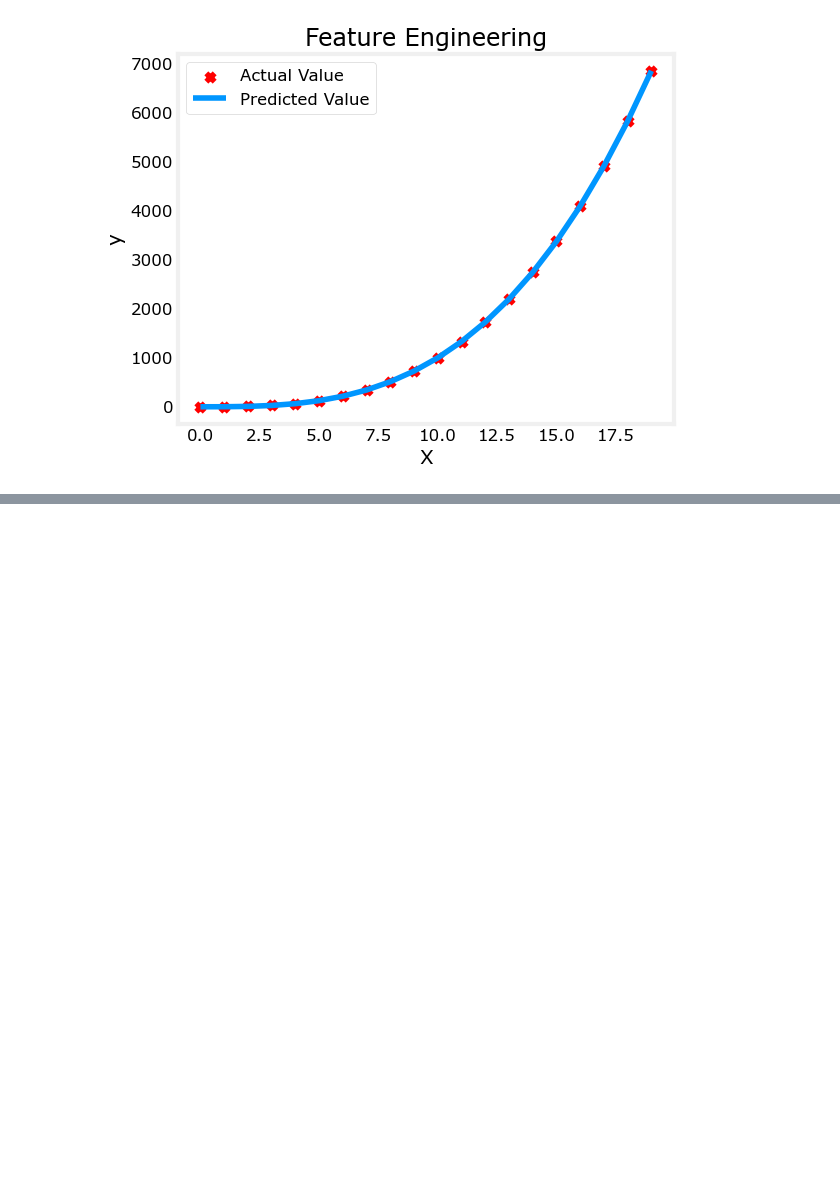
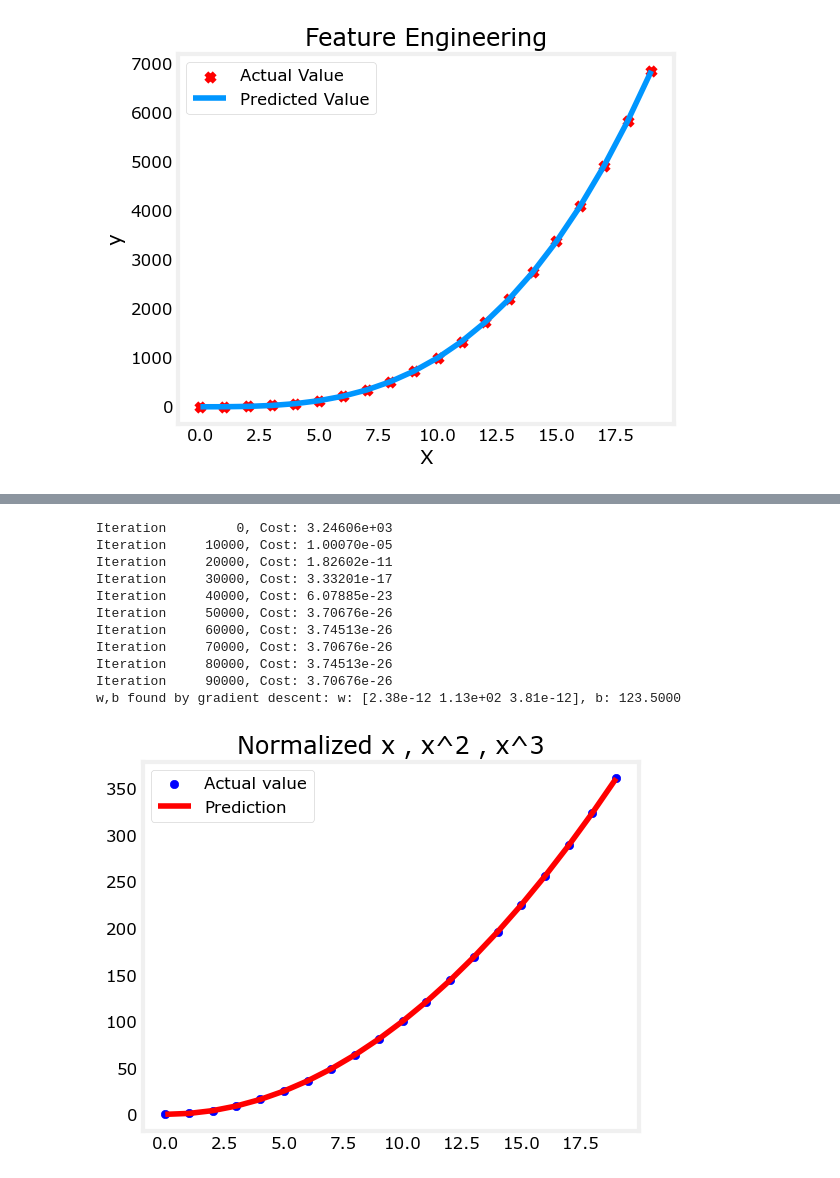
Before and after one commit to Sreesanth-e/ML, a Jupyter notebook: ML_Andrew_Week2_Lab4.ipynb, the cells around one changed output, grey strips where cells are left out. Saved outputs shown, nothing was run; the diff lists cells and outputs as text; code cells hidden in the pictures; blank space fills up the shorter version.

```diff
--- a/ML_Andrew_Week2_Lab4.ipynb
+++ b/ML_Andrew_Week2_Lab4.ipynb
@@ -55,0 +105,21 @@ w,b found by gradient descent: w: [1.], b: 0.0003
+# %%
+
+model_w , model_b =run_gradient_descent_feng(X,y, iterations= 100000, alpha= 5e-1)
+plt.scatter(x,y , c = 'b' , label = "Actual value")
+plt.title("Normalized x , x^2 , x^3")
+plt.plot(x,X@model_w + model_b , c= 'r', label = "Prediction")
+plt.legend()
+plt.show()
+# %% [output]
+Iteration         0, Cost: 3.24606e+03
+Iteration     10000, Cost: 1.00070e-05
+Iteration     20000, Cost: 1.82602e-11
+Iteration     30000, Cost: 3.33201e-17
+Iteration     40000, Cost: 6.07885e-23
+Iteration     50000, Cost: 3.70676e-26
+Iteration     60000, Cost: 3.74513e-26
+Iteration     70000, Cost: 3.70676e-26
+Iteration     80000, Cost: 3.74513e-26
+Iteration     90000, Cost: 3.70676e-26
+w,b found by gradient descent: w: [2.38e-12 1.13e+02 3.81e-12], b: 123.5000
+[figure, added]
```
Also changed, not shown: parts of 6 cells of this notebook.
